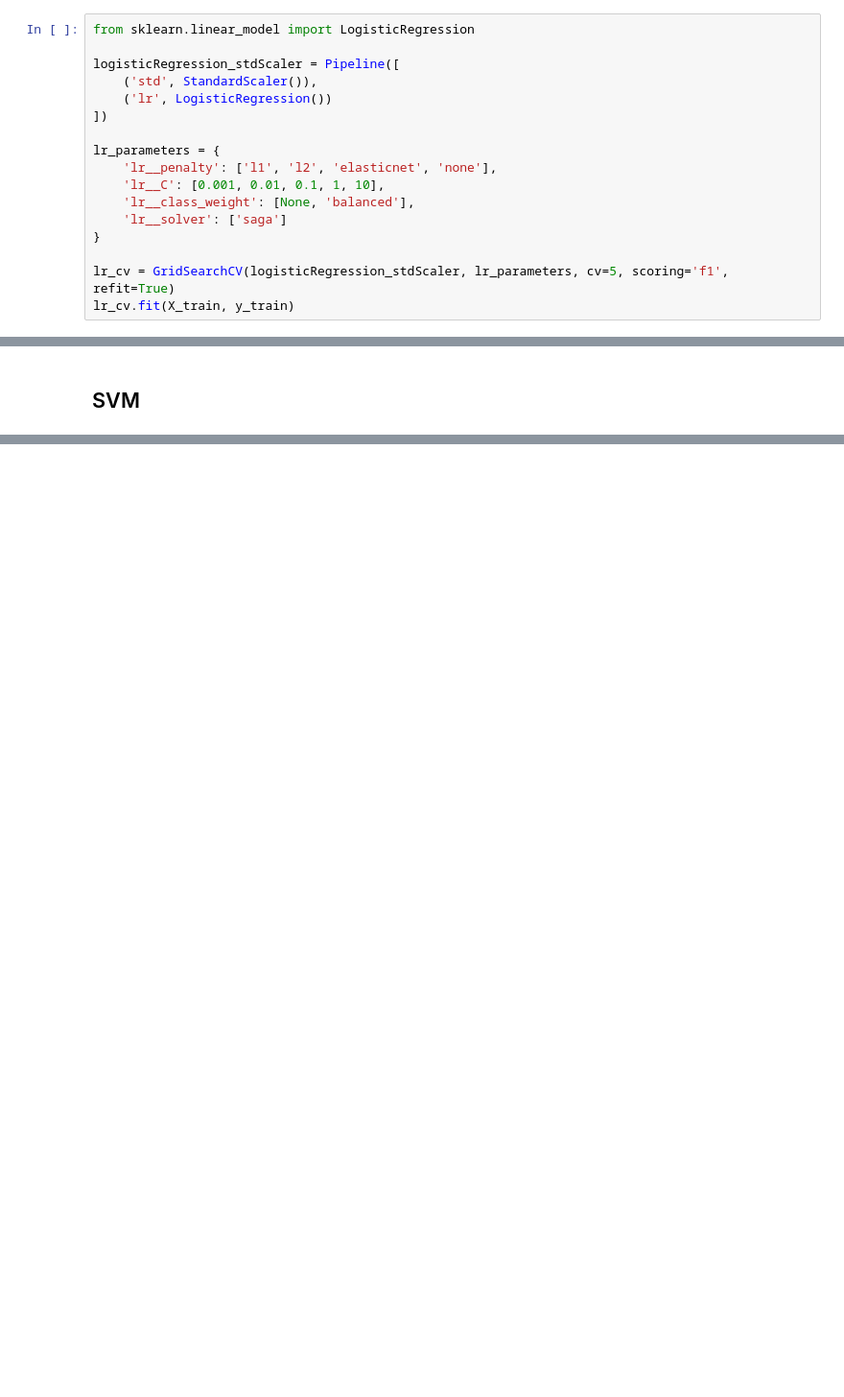
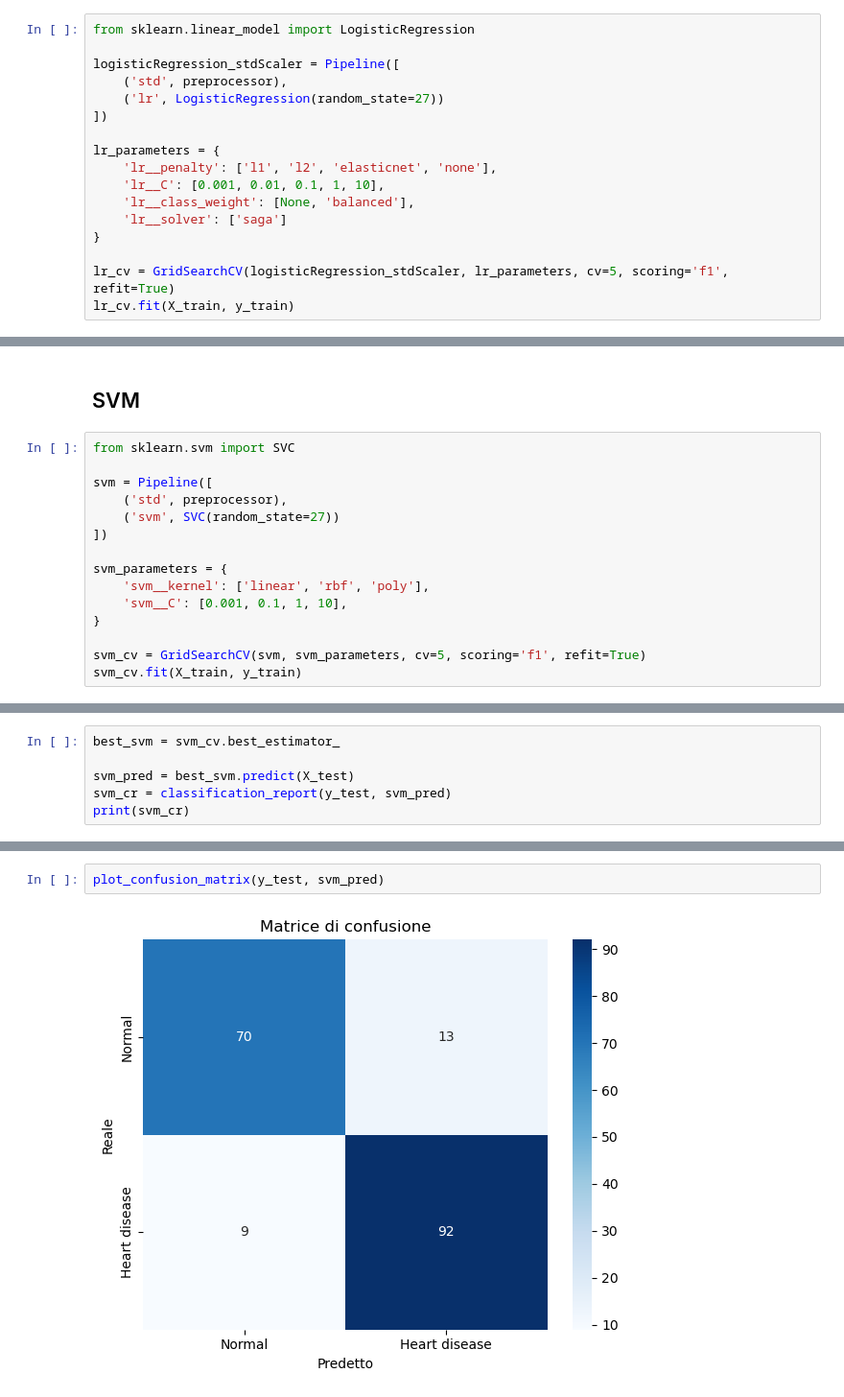
Before and after one commit to Orbmad/Data_Intensive_project, a Jupyter notebook: heart_failure_prediction.ipynb, the cells around one changed output, grey strips where cells are left out. Shown at 96% size. Drawn from its saved outputs; the diff is of its cells as text; blank space fills up the shorter version.

```diff
--- a/heart_failure_prediction.ipynb
+++ b/heart_failure_prediction.ipynb
@@ -509,8 +544,8 @@ A causa dei risultati ottenuti si decide di mantenere *Cholesterol* tra le featu
 from sklearn.linear_model import LogisticRegression
 
 logisticRegression_stdScaler = Pipeline([
-    ('std', StandardScaler()),
-    ('lr', LogisticRegression())
+    ('std', preprocessor),
+    ('lr', LogisticRegression(random_state=27))
 ])
 
 lr_parameters = {
@@ -566,2 +611,17 @@ Parte del motivo per cui il modello LogisticRegression ottiene risultati miglior
 # %% [markdown]
 ## SVM
+# %%
+from sklearn.svm import SVC
+
+svm = Pipeline([
+    ('std', preprocessor),
+    ('svm', SVC(random_state=27))
+])
+
+svm_parameters = {
+    'svm__kernel': ['linear', 'rbf', 'poly'],
+    'svm__C': [0.001, 0.1, 1, 10],
+}
+
+svm_cv = GridSearchCV(svm, svm_parameters, cv=5, scoring='f1', refit=True)
+svm_cv.fit(X_train, y_train)
@@ -567,0 +649,6 @@ Parte del motivo per cui il modello LogisticRegression ottiene risultati miglior
+# %%
+best_svm = svm_cv.best_estimator_
+
+svm_pred = best_svm.predict(X_test)
+svm_cr = classification_report(y_test, svm_pred)
+print(svm_cr)
@@ -567,0 +664,4 @@ Parte del motivo per cui il modello LogisticRegression ottiene risultati miglior
+# %%
+plot_confusion_matrix(y_test, svm_pred)
+# %% [output]
+[figure, added]
```
Also changed, not shown: parts of 43 cells of this notebook, 1 other file.
